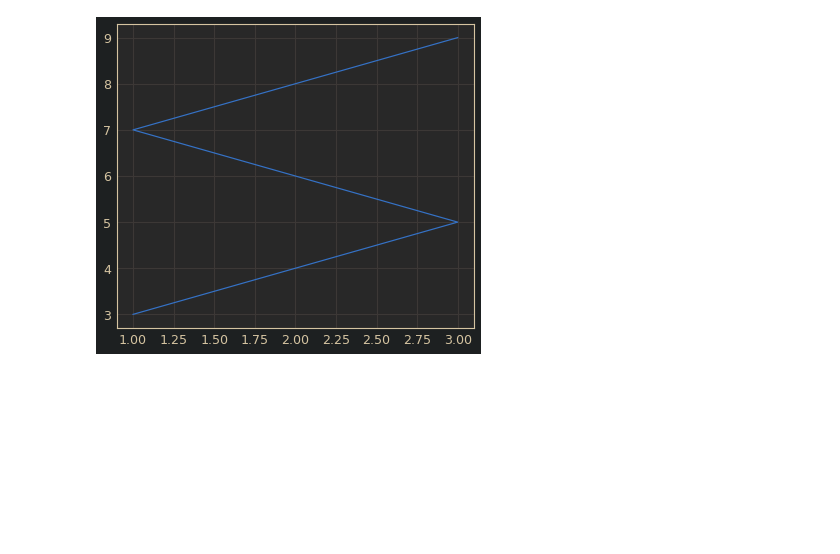
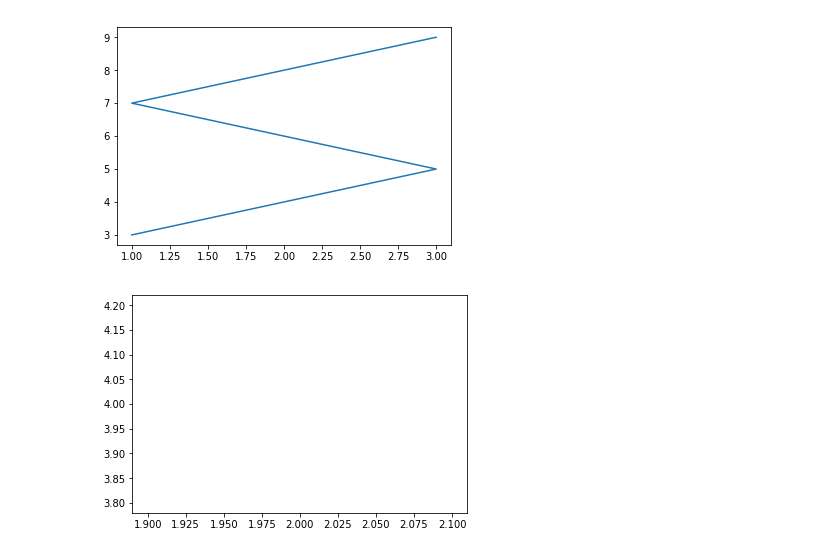
Before and after one commit to YFlag/work_backups, a Jupyter notebook: matplotlib_tutorial.ipynb, the cells around one changed output. Drawn from its saved outputs; the diff is of its cells as text; code cells hidden in the pictures; blank space fills up the shorter version.

```diff
--- a/matplotlib_tutorial.ipynb
+++ b/matplotlib_tutorial.ipynb
@@ -1,27 +1,31 @@
 # %%
 %matplotlib inline
 import numpy as np
 import matplotlib.pyplot as plt
-from jupyterthemes import jtplot
+# from jupyterthemes import jtplot
 
-
-jtplot.style(theme='gruvboxd')
+# jtplot.style(theme='gruvboxd')
 x = np.array([1, 2, 3, 1, 2, 3])
 y = np.array([3, 4, 5, 7, 8, 9])
 
 # plt.plot(x, y)
 
 # ax = plt.subplot(); ax.plot(x, y)
 # ax = plt.subplot(111); ax.plot(x, y)
 
 fig, ax = plt.subplots(); ax.plot(x, y)
 # fig, ax = plt.subplots(1, 1); ax.plot(x, y)
 
 """ first is error! """
 # fig = plt.figure(); ax = fig.add_subplot(); ax.plot(x, y)
 # fig = plt.figure(); ax = fig.add_subplot(111); ax.plot(y)
 
-
 plt.show()
 # %% [output]
-[figure, old version]
+[figure, new version]
+# %%
+%matplotlib inline
+plt.plot('v', 'r', data={'v':  2, 'r':4})
+plt.show()
+# %% [output]
+[figure, added]
```
Also changed, not shown: parts of 29 cells of this notebook, 23 other files.
